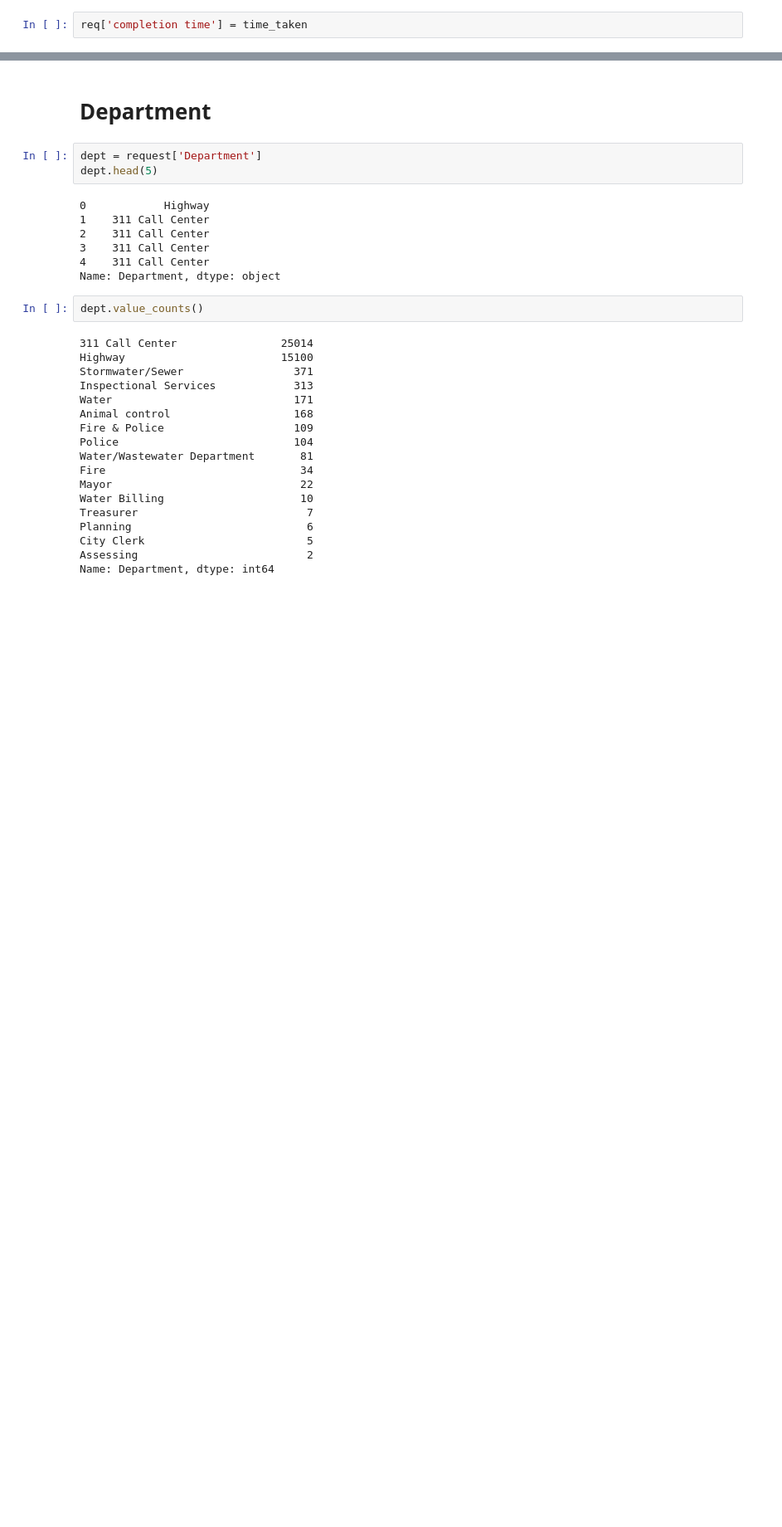
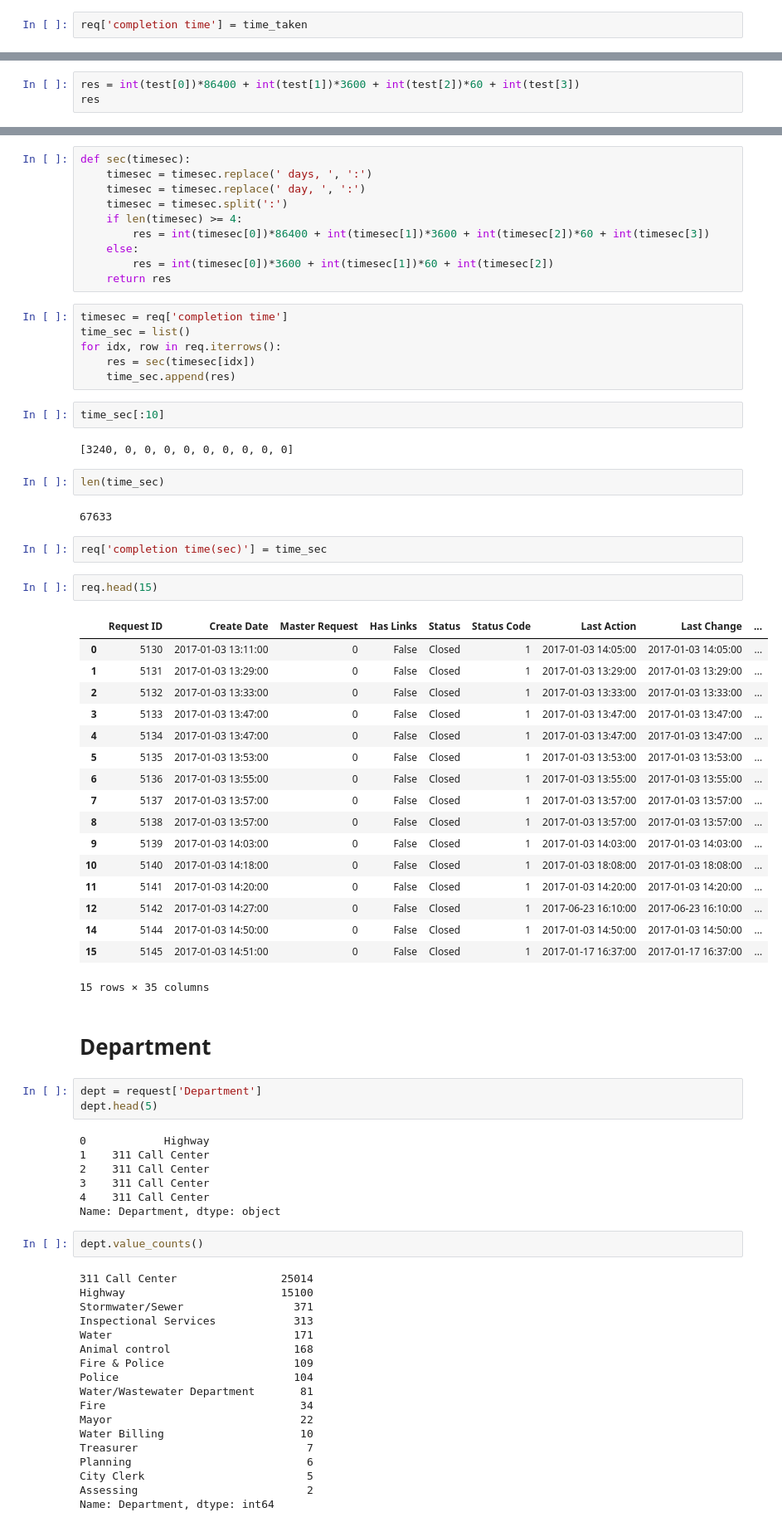
Before and after one commit to Ayush-Shirsat/Haverhill_request, a Jupyter notebook: src/data analysis.ipynb, the cells around one changed output, grey strips where cells are left out. Shown: that part at 83% size. Saved outputs shown, nothing was run; the diff lists cells and outputs as text; blank space fills up the shorter version.

```diff
--- a/src/data analysis.ipynb
+++ b/src/data analysis.ipynb
@@ -243,0 +231,3 @@ bars = plt.bar(df[''], df['percentages'], color='royalblue')
+# %%
+res = int(test[0])*86400 + int(test[1])*3600 + int(test[2])*60 + int(test[3])
+res
@@ -244,3 +240,49 @@ bars = plt.bar(df[''], df['percentages'], color='royalblue')
+# %%
+def sec(timesec):
+    timesec = timesec.replace(' days, ', ':')
+    timesec = timesec.replace(' day, ', ':')
+    timesec = timesec.split(':')
+    if len(timesec) >= 4:
+        res = int(timesec[0])*86400 + int(timesec[1])*3600 + int(timesec[2])*60 + int(timesec[3])
+    else:
+        res = int(timesec[0])*3600 + int(timesec[1])*60 + int(timesec[2])
+    return res
+# %%
+timesec = req['completion time']
+time_sec = list()
+for idx, row in req.iterrows():
+    res = sec(timesec[idx])
+    time_sec.append(res)
+# %%
+time_sec[:10]
+# %% [output]
+[3240, 0, 0, 0, 0, 0, 0, 0, 0, 0]
+# %%
+len(time_sec)
+# %% [output]
+67633
+# %%
+req['completion time(sec)'] = time_sec
+# %%
+req.head(15)
+# %% [output]
+|  | Request ID | Create Date | Master Request | Has Links | Status | Status Code | Last Action | Last Change | ... |
+| 0 | 5130 | 2017-01-03 13:11:00 | 0 | False | Closed | 1 | 2017-01-03 14:05:00 | 2017-01-03 14:05:00 | ... |
+| 1 | 5131 | 2017-01-03 13:29:00 | 0 | False | Closed | 1 | 2017-01-03 13:29:00 | 2017-01-03 13:29:00 | ... |
+| 2 | 5132 | 2017-01-03 13:33:00 | 0 | False | Closed | 1 | 2017-01-03 13:33:00 | 2017-01-03 13:33:00 | ... |
+| 3 | 5133 | 2017-01-03 13:47:00 | 0 | False | Closed | 1 | 2017-01-03 13:47:00 | 2017-01-03 13:47:00 | ... |
+| 4 | 5134 | 2017-01-03 13:47:00 | 0 | False | Closed | 1 | 2017-01-03 13:47:00 | 2017-01-03 13:47:00 | ... |
+| 5 | 5135 | 2017-01-03 13:53:00 | 0 | False | Closed | 1 | 2017-01-03 13:53:00 | 2017-01-03 13:53:00 | ... |
+| 6 | 5136 | 2017-01-03 13:55:00 | 0 | False | Closed | 1 | 2017-01-03 13:55:00 | 2017-01-03 13:55:00 | ... |
+| 7 | 5137 | 2017-01-03 13:57:00 | 0 | False | Closed | 1 | 2017-01-03 13:57:00 | 2017-01-03 13:57:00 | ... |
+| 8 | 5138 | 2017-01-03 13:57:00 | 0 | False | Closed | 1 | 2017-01-03 13:57:00 | 2017-01-03 13:57:00 | ... |
+| 9 | 5139 | 2017-01-03 14:03:00 | 0 | False | Closed | 1 | 2017-01-03 14:03:00 | 2017-01-03 14:03:00 | ... |
+| 10 | 5140 | 2017-01-03 14:18:00 | 0 | False | Closed | 1 | 2017-01-03 18:08:00 | 2017-01-03 18:08:00 | ... |
+| 11 | 5141 | 2017-01-03 14:20:00 | 0 | False | Closed | 1 | 2017-01-03 14:20:00 | 2017-01-03 14:20:00 | ... |
+| 12 | 5142 | 2017-01-03 14:27:00 | 0 | False | Closed | 1 | 2017-06-23 16:10:00 | 2017-06-23 16:10:00 | ... |
+| 14 | 5144 | 2017-01-03 14:50:00 | 0 | False | Closed | 1 | 2017-01-03 14:50:00 | 2017-01-03 14:50:00 | ... |
+| 15 | 5145 | 2017-01-03 14:51:00 | 0 | False | Closed | 1 | 2017-01-17 16:37:00 | 2017-01-17 16:37:00 | ... |
+15 rows × 35 columns
 # %% [markdown]
 # Department
 # %%
```
Also changed, not shown: parts of 133 cells of this notebook.
